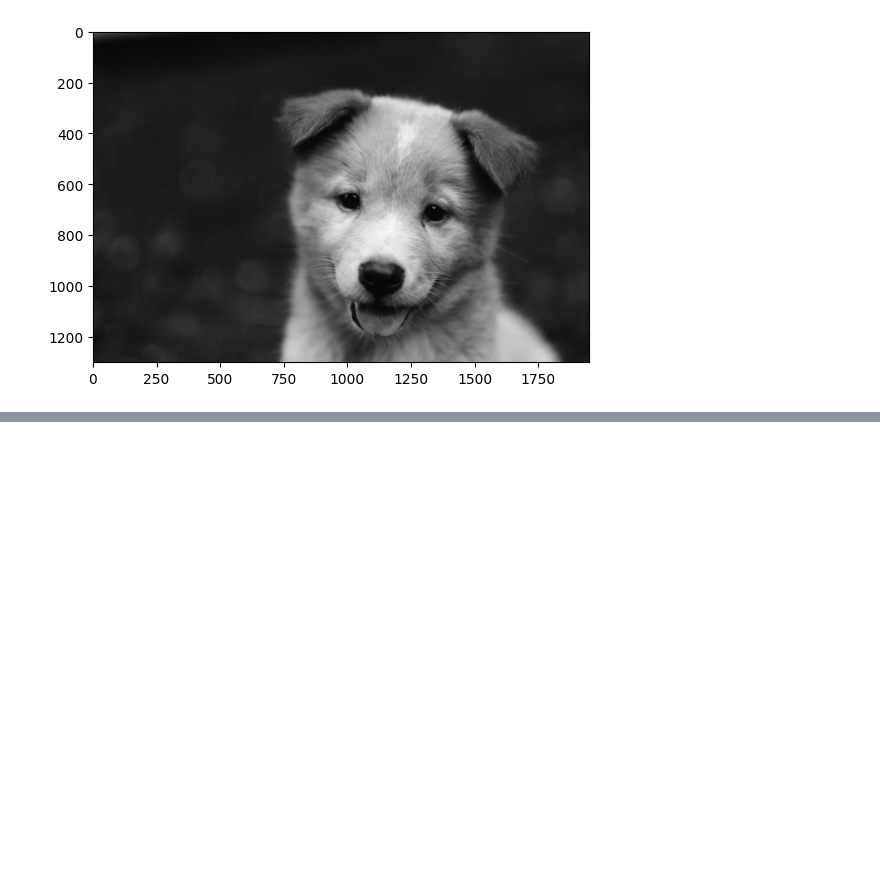
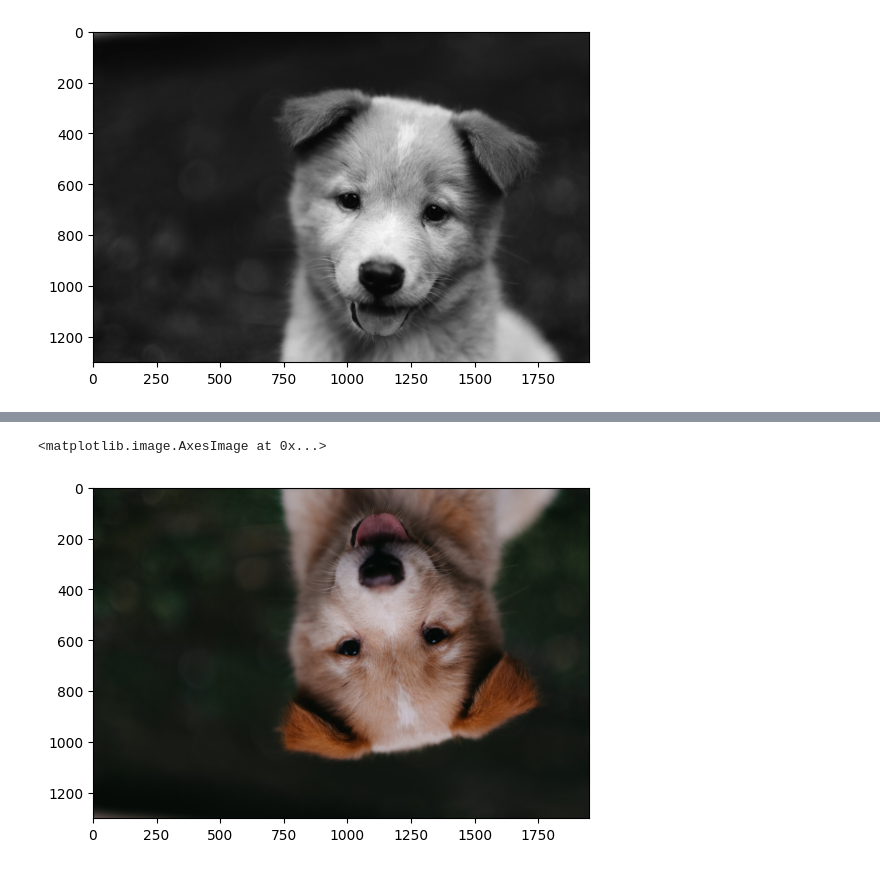
Before and after one commit to kcmartin/opencv-coursework, a Jupyter notebook: opencv-basics.ipynb, the cells around one changed output, grey strips where cells are left out. Drawn from its saved outputs; the diff is of its cells as text; code cells hidden in the pictures; blank space fills up the shorter version.

```diff
--- a/opencv-basics.ipynb
+++ b/opencv-basics.ipynb
@@ -53,0 +77,7 @@ plt.imshow(img_gray,cmap='gray')
+# %%
+# flip image H
+new_img3 = cv2.flip(fix_img,0)
+plt.imshow(new_img3)
+# %% [output]
+<matplotlib.image.AxesImage at 0x...>
+[figure, added]
```
Also changed, not shown: parts of 11 cells of this notebook.
